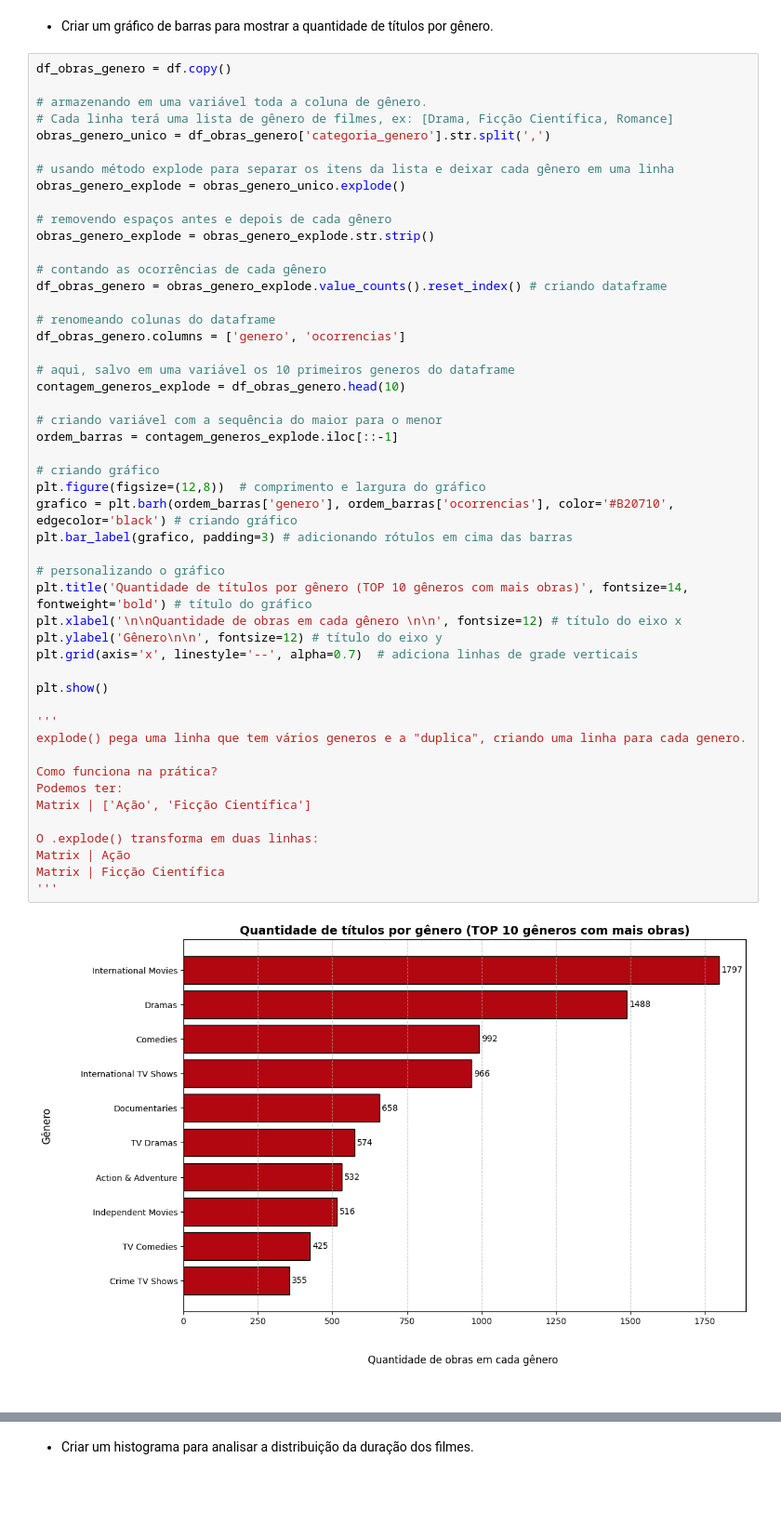
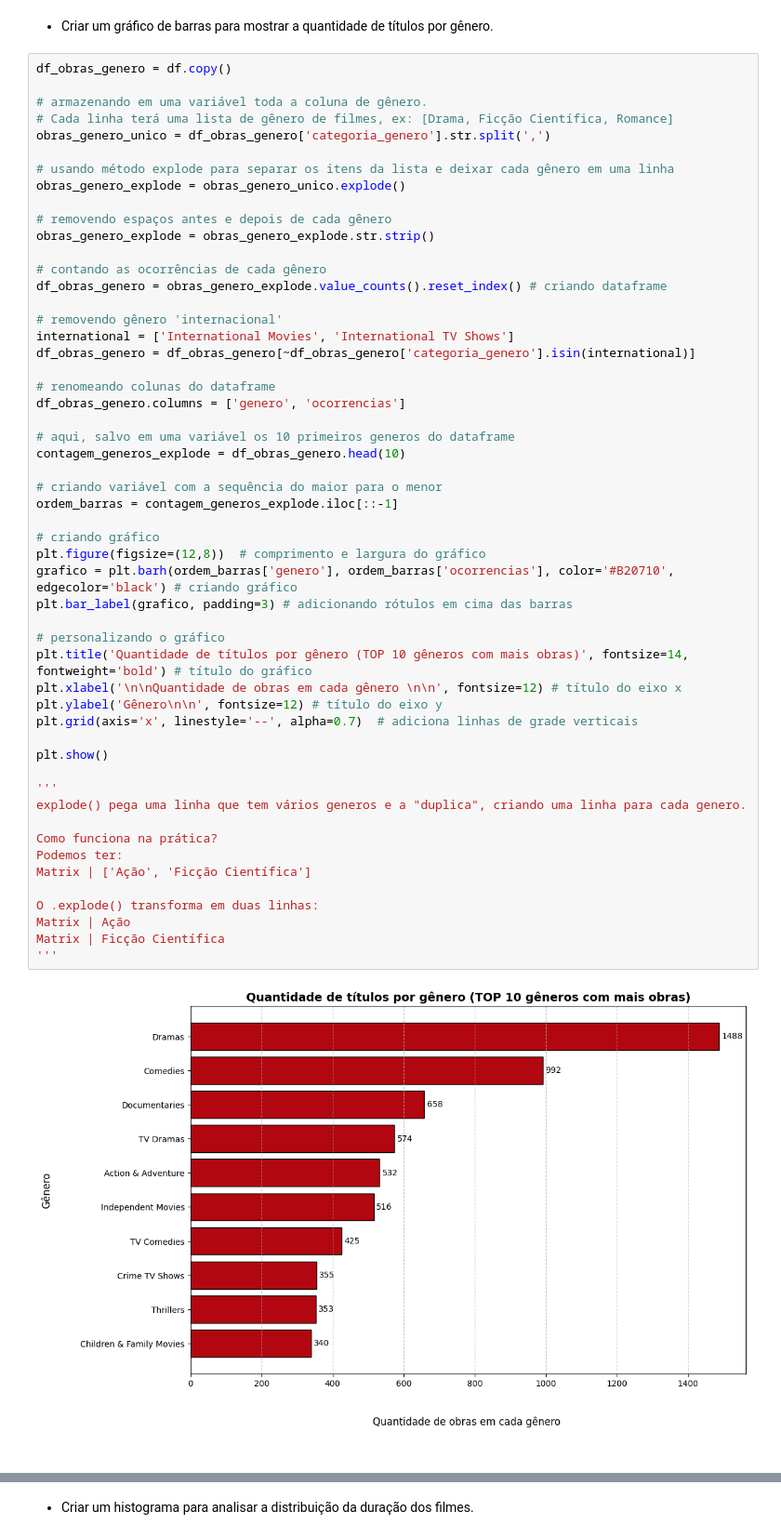
Before and after one commit to i-malur/bootcamp-dados-desafio-python-2, a Jupyter notebook: [MALU_RESPOSTAS]_Challenge_Frequência_e_Medidas.ipynb, the cells around one changed output, grey strips where cells are left out. Shown at 93% size. Drawn from its saved outputs; the diff is of its cells as text; blank space fills up the shorter version.

```diff
--- a/[MALU_RESPOSTAS]_Challenge_Frequência_e_Medidas.ipynb
+++ b/[MALU_RESPOSTAS]_Challenge_Frequência_e_Medidas.ipynb
@@ -322,6 +305,10 @@ obras_genero_explode = obras_genero_explode.str.strip()
 
 # contando as ocorrências de cada gênero
 df_obras_genero = obras_genero_explode.value_counts().reset_index() # criando dataframe
+
+# removendo gênero 'internacional'
+international = ['International Movies', 'International TV Shows']
+df_obras_genero = df_obras_genero[~df_obras_genero['categoria_genero'].isin(international)]
 
 # renomeando colunas do dataframe
 df_obras_genero.columns = ['genero', 'ocorrencias']
@@ -330,32 +317,32 @@ df_obras_genero.columns = ['genero', 'ocorrencias']
 contagem_generos_explode = df_obras_genero.head(10)
 
 # criando variável com a sequência do maior para o menor
 ordem_barras = contagem_generos_explode.iloc[::-1]
 
 # criando gráfico
 plt.figure(figsize=(12,8))  # comprimento e largura do gráfico
 grafico = plt.barh(ordem_barras['genero'], ordem_barras['ocorrencias'], color='#B20710', edgecolor='black') # criando gráfico
 plt.bar_label(grafico, padding=3) # adicionando rótulos em cima das barras
 
 # personalizando o gráfico
 plt.title('Quantidade de títulos por gênero (TOP 10 gêneros com mais obras)', fontsize=14, fontweight='bold') # título do gráfico
 plt.xlabel('\n\nQuantidade de obras em cada gênero \n\n', fontsize=12) # título do eixo x
 plt.ylabel('Gênero\n\n', fontsize=12) # título do eixo y
 plt.grid(axis='x', linestyle='--', alpha=0.7)  # adiciona linhas de grade verticais
 
 plt.show()
 
 '''
 explode() pega uma linha que tem vários generos e a "duplica", criando uma linha para cada genero.
 
 Como funciona na prática?
 Podemos ter:
 Matrix | ['Ação', 'Ficção Científica']
 
 O .explode() transforma em duas linhas:
 Matrix | Ação
 Matrix | Ficção Científica
 '''
 # %% [output]
-[figure, old version]
+[figure, new version]
 '\nexplode() pega uma linha que tem vários generos e a "duplica", criando uma linha para cada genero.\n\nComo funciona na prática?\nPodemos ter:\nMatrix | [\'Ação\', \'Ficção Científica\']\n\nO .explo ...
```
Also changed, not shown: parts of 9 cells of this notebook.
